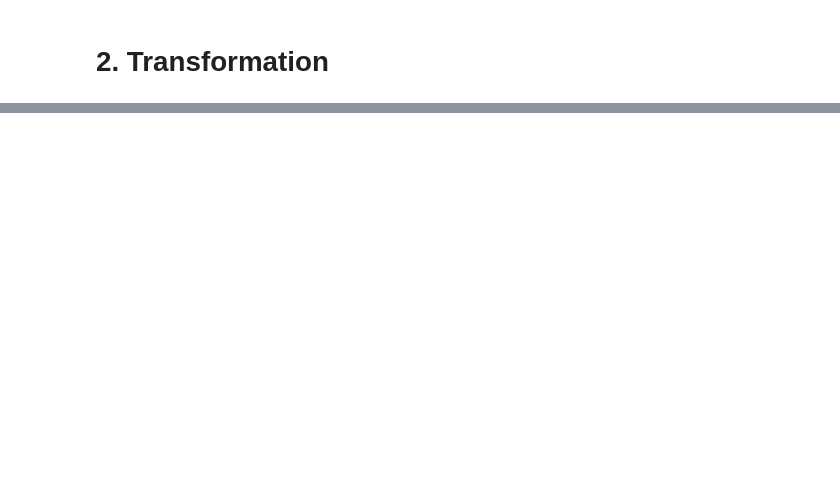
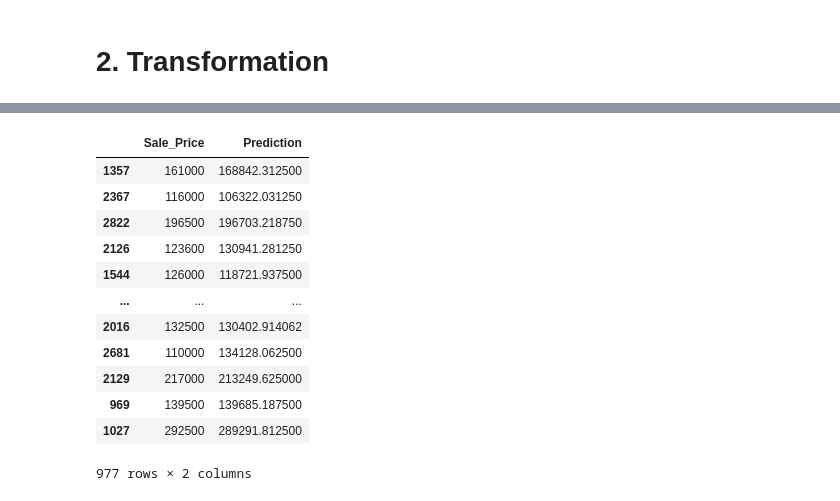
Before and after one commit to lukas-stamm/AAML, a Jupyter notebook: AmesHousingForecast/price_forecasting.ipynb, the cells around one changed output, grey strips where cells are left out. Saved outputs shown, nothing was run; the diff lists cells and outputs as text; code cells hidden in the pictures; blank space fills up the shorter version.

Commit message:
initial modelling

```diff
--- a/AmesHousingForecast/price_forecasting.ipynb
+++ b/AmesHousingForecast/price_forecasting.ipynb
@@ -298,0 +326,24 @@ print(features_test[categorical_columns].head())
+# %%
+from sklearn.base import BaseEstimator, TransformerMixin
+
+class OutlierRemover(BaseEstimator, TransformerMixin):
+    def __init__(self, method='iqr', multiplier=1.5):
+        self.method = method
+        self.multiplier = multiplier
+        self.lower_bound = None
+        self.upper_bound = None
+
+    def fit(self, X, y=None):
+        if self.method == 'iqr':
+            Q1 = X.quantile(0.25)
+            Q3 = X.quantile(0.75)
+            IQR = Q3 - Q1
+            self.lower_bound = Q1 - self.multiplier * IQR
+            self.upper_bound = Q3 + self.multiplier * IQR
+        return self
+
+    def transform(self, X, y=None):
+        if self.method == 'iqr':
+            X_clipped = X.clip(lower=self.lower_bound, upper=self.upper_bound, axis=1)
+            return X_clipped
+        return X
@@ -298,0 +393,25 @@ print(features_test[categorical_columns].head())
+# %%
+pred = None
+
+for model_name, (best_model, _) in best_models.items():
+    pred = best_model.predict(features_test)
+
+test_data = pd.DataFrame()
+test_data['Sale_Price'] = target_test
+test_data['Prediction'] = pred
+# %%
+test_data
+# %% [output]
+|  | Sale_Price | Prediction |
+| 1357 | 161000 | 168842.312500 |
+| 2367 | 116000 | 106322.031250 |
+| 2822 | 196500 | 196703.218750 |
+| 2126 | 123600 | 130941.281250 |
+| 1544 | 126000 | 118721.937500 |
+| ... | ... | ... |
+| 2016 | 132500 | 130402.914062 |
+| 2681 | 110000 | 134128.062500 |
+| 2129 | 217000 | 213249.625000 |
+| 969 | 139500 | 139685.187500 |
+| 1027 | 292500 | 289291.812500 |
+977 rows × 2 columns
```
Also changed, not shown: parts of 8 cells of this notebook.
